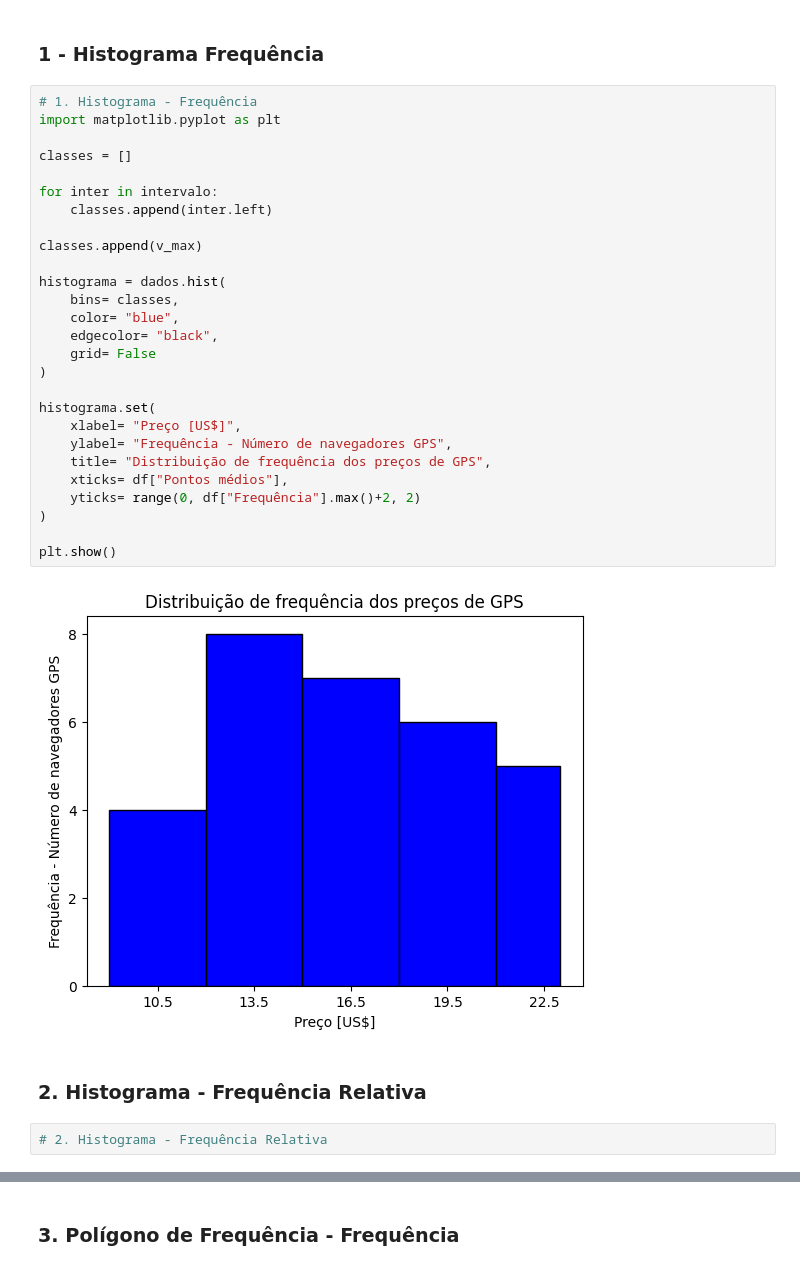
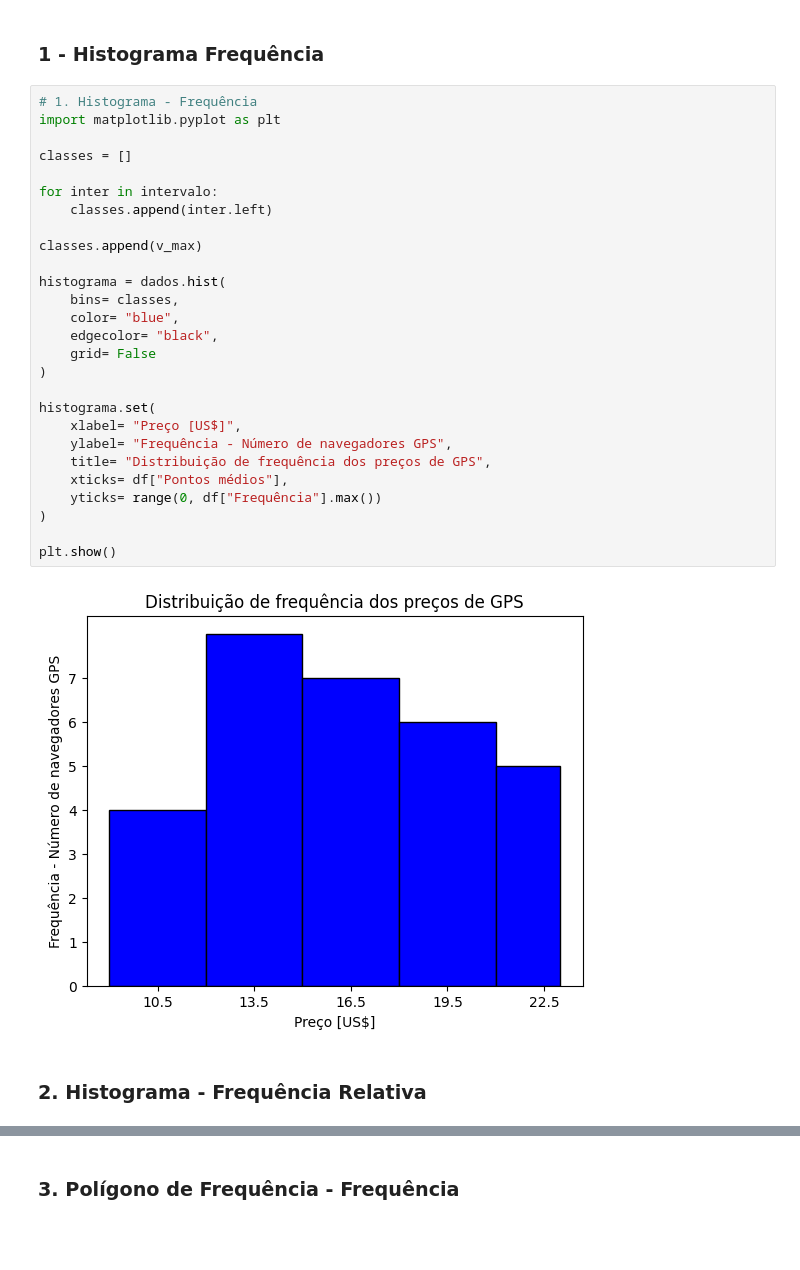
Before and after one commit to Caio1918/Meus-c-digos-em-geral, a Jupyter notebook: Estatísca/Lab 05 - Estatística Descritiva 4 - Visualização de Dados - Aluno.ipynb, the cells around one changed output, grey strips where cells are left out. Saved outputs shown, nothing was run; the diff lists cells and outputs as text; blank space fills up the shorter version.

```diff
--- a/Estatísca/Lab 05 - Estatística Descritiva 4 - Visualização de Dados - Aluno.ipynb
+++ b/Estatísca/Lab 05 - Estatística Descritiva 4 - Visualização de Dados - Aluno.ipynb
@@ -111,33 +111,31 @@ display(df)
 # %%
 # 1. Histograma - Frequência
 import matplotlib.pyplot as plt
 
 classes = []
 
 for inter in intervalo:
     classes.append(inter.left)
 
 classes.append(v_max)
 
 histograma = dados.hist(
     bins= classes,
     color= "blue",
     edgecolor= "black",
     grid= False
 )
 
 histograma.set(
     xlabel= "Preço [US$]",
     ylabel= "Frequência - Número de navegadores GPS",
     title= "Distribuição de frequência dos preços de GPS",
     xticks= df["Pontos médios"],
-    yticks= range(0, df["Frequência"].max()+2, 2)
+    yticks= range(0, df["Frequência"].max())
 )
 
 plt.show()
 # %% [output]
-[figure, old version]
+[figure, new version]
 # %% [markdown]
 ### **2. Histograma - Frequência Relativa**
-# %%
-# 2. Histograma - Frequência Relativa
```
Also changed, not shown: parts of 1 cell of this notebook.
